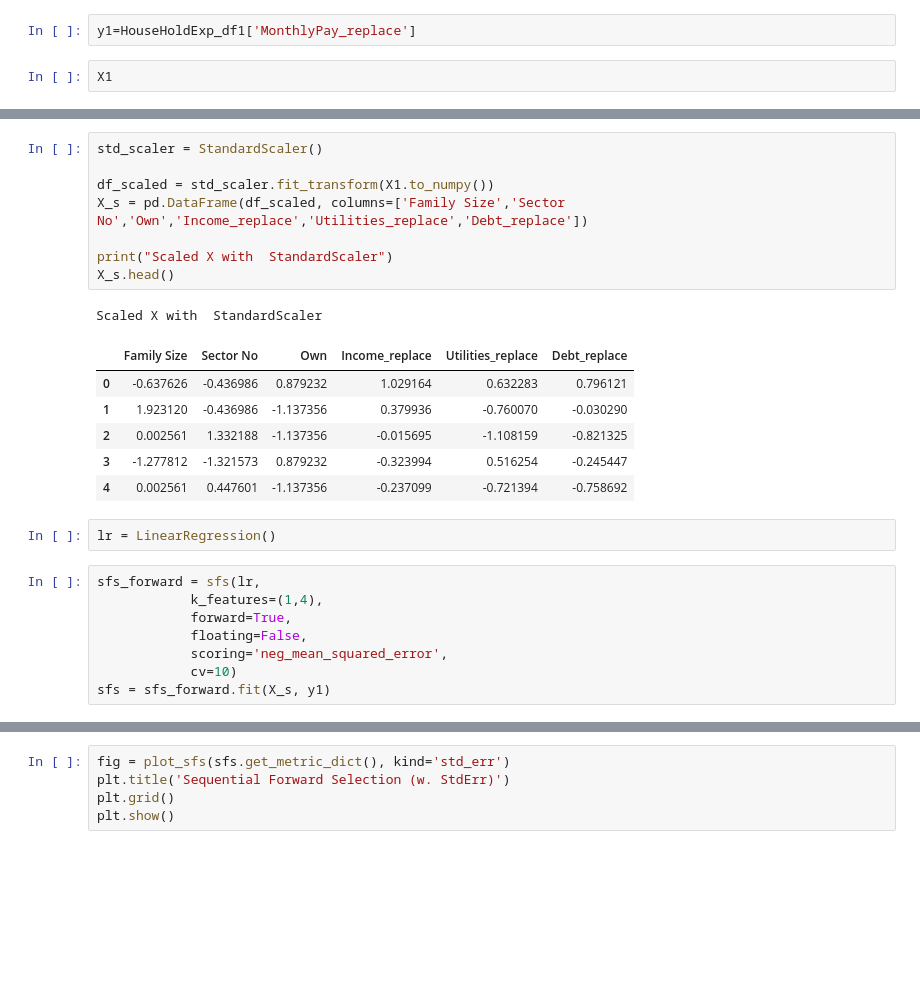
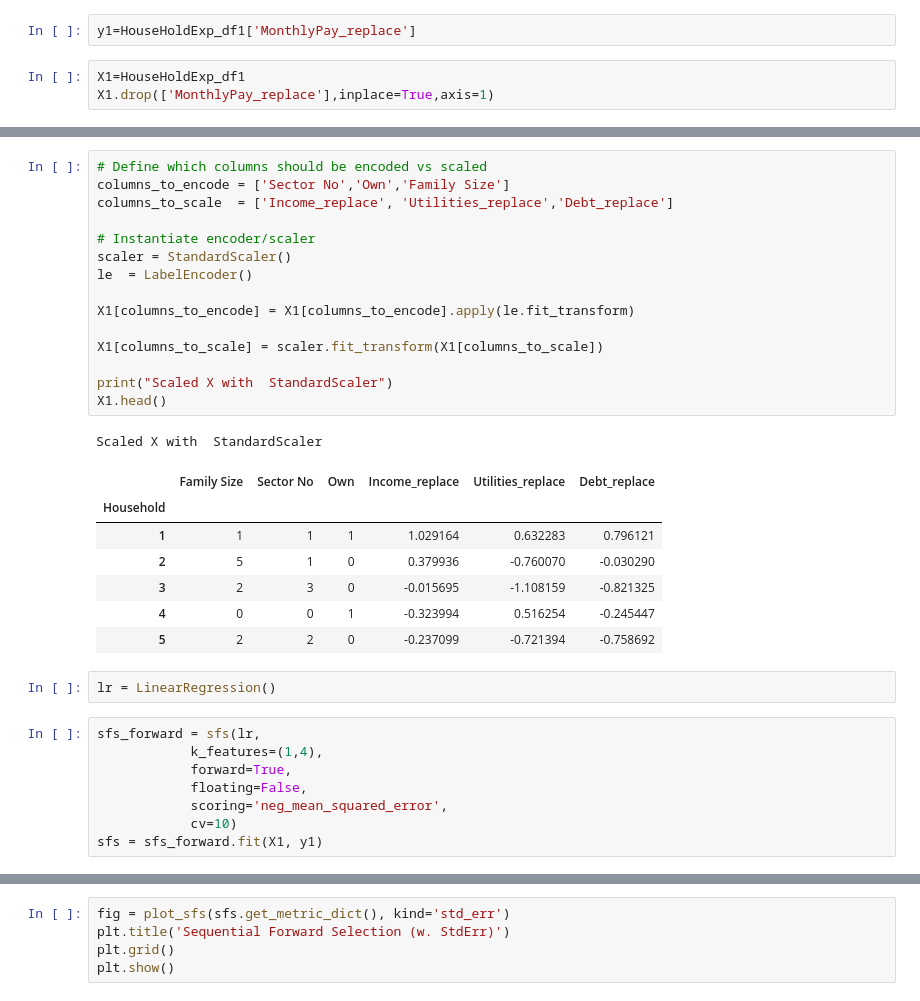
Before and after one commit to subhendu23/Data_Science, a Jupyter notebook: Assignment_07_SB_Sep_12.ipynb, the cells around one changed output, grey strips where cells are left out. Cells and saved outputs as stored; diff of their text form; blank space fills up the shorter version.

```diff
--- a/Assignment_07_SB_Sep_12.ipynb
+++ b/Assignment_07_SB_Sep_12.ipynb
@@ -555,4 +556,5 @@ import matplotlib.pyplot as plt
 # %%
 y1=HouseHoldExp_df1['MonthlyPay_replace']
 # %%
-X1
+X1=HouseHoldExp_df1
+X1.drop(['MonthlyPay_replace'],inplace=True,axis=1)
@@ -574,19 +594,27 @@ X1
 # %%
-std_scaler = StandardScaler()
+# Define which columns should be encoded vs scaled
+columns_to_encode = ['Sector No','Own','Family Size']
+columns_to_scale  = ['Income_replace', 'Utilities_replace','Debt_replace']
 
-df_scaled = std_scaler.fit_transform(X1.to_numpy())
-X_s = pd.DataFrame(df_scaled, columns=['Family Size','Sector No','Own','Income_replace','Utilities_replace','Debt_replace'])
+# Instantiate encoder/scaler
+scaler = StandardScaler()
+le  = LabelEncoder()
+
+X1[columns_to_encode] = X1[columns_to_encode].apply(le.fit_transform)
+
+X1[columns_to_scale] = scaler.fit_transform(X1[columns_to_scale])
 
 print("Scaled X with  StandardScaler")
-X_s.head()
+X1.head()
 # %% [output]
 Scaled X with  StandardScaler
 |  | Family Size | Sector No | Own | Income_replace | Utilities_replace | Debt_replace |
-| 0 | -0.637626 | -0.436986 | 0.879232 | 1.029164 | 0.632283 | 0.796121 |
-| 1 | 1.923120 | -0.436986 | -1.137356 | 0.379936 | -0.760070 | -0.030290 |
-| 2 | 0.002561 | 1.332188 | -1.137356 | -0.015695 | -1.108159 | -0.821325 |
-| 3 | -1.277812 | -1.321573 | 0.879232 | -0.323994 | 0.516254 | -0.245447 |
-| 4 | 0.002561 | 0.447601 | -1.137356 | -0.237099 | -0.721394 | -0.758692 |
+| Household |  |  |  |  |  |  |
+| 1 | 1 | 1 | 1 | 1.029164 | 0.632283 | 0.796121 |
+| 2 | 5 | 1 | 0 | 0.379936 | -0.760070 | -0.030290 |
+| 3 | 2 | 3 | 0 | -0.015695 | -1.108159 | -0.821325 |
+| 4 | 0 | 0 | 1 | -0.323994 | 0.516254 | -0.245447 |
+| 5 | 2 | 2 | 0 | -0.237099 | -0.721394 | -0.758692 |
 # %%
 lr = LinearRegression()
 # %%
@@ -596,7 +624,7 @@ sfs_forward = sfs(lr,
             floating=False,
             scoring='neg_mean_squared_error',
             cv=10)
-sfs = sfs_forward.fit(X_s, y1)
+sfs = sfs_forward.fit(X1, y1)
 # %%
 print('Best subset:', sfs.k_feature_names_)
 # %% [output]
```
Also changed, not shown: parts of 26 cells of this notebook.
